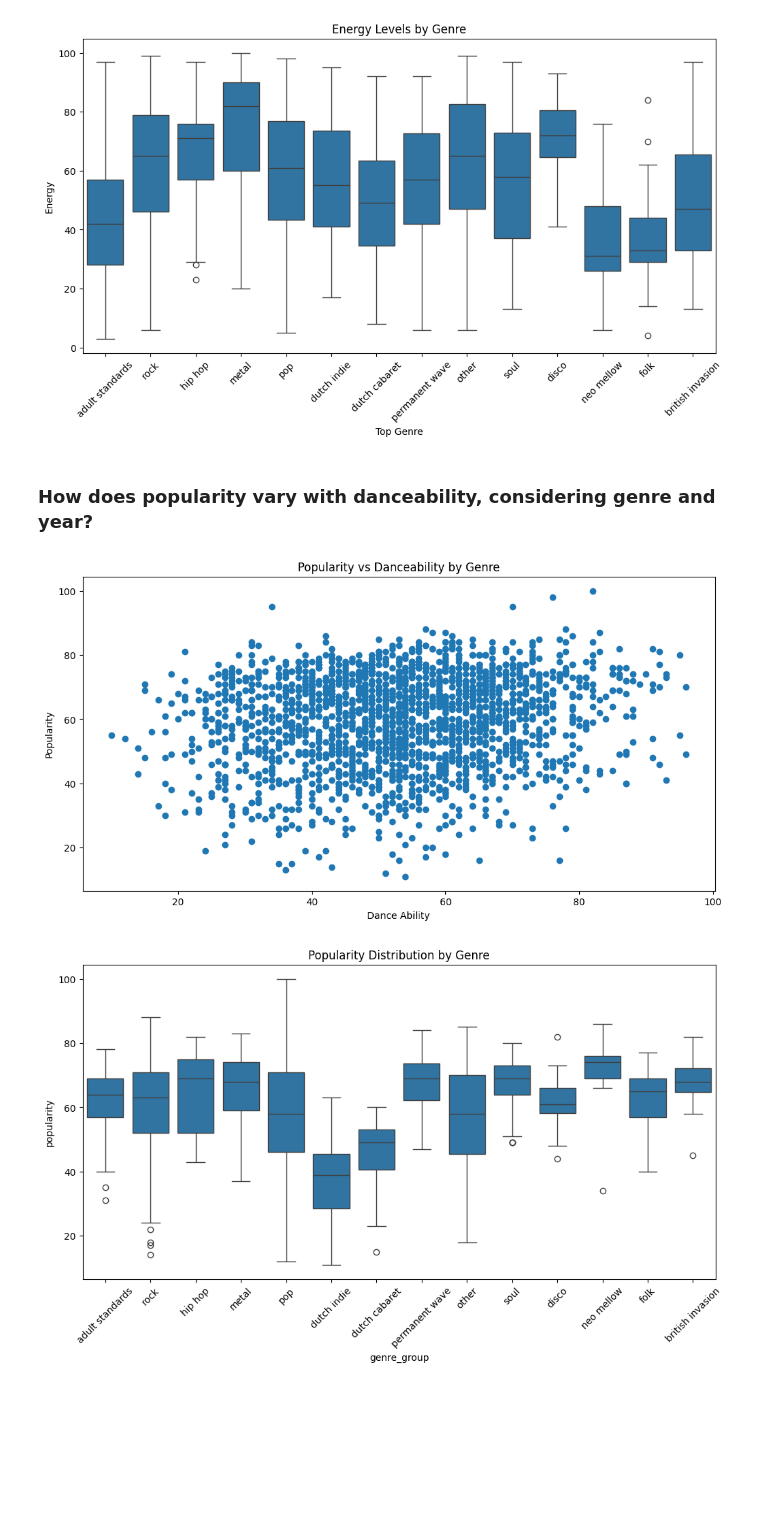
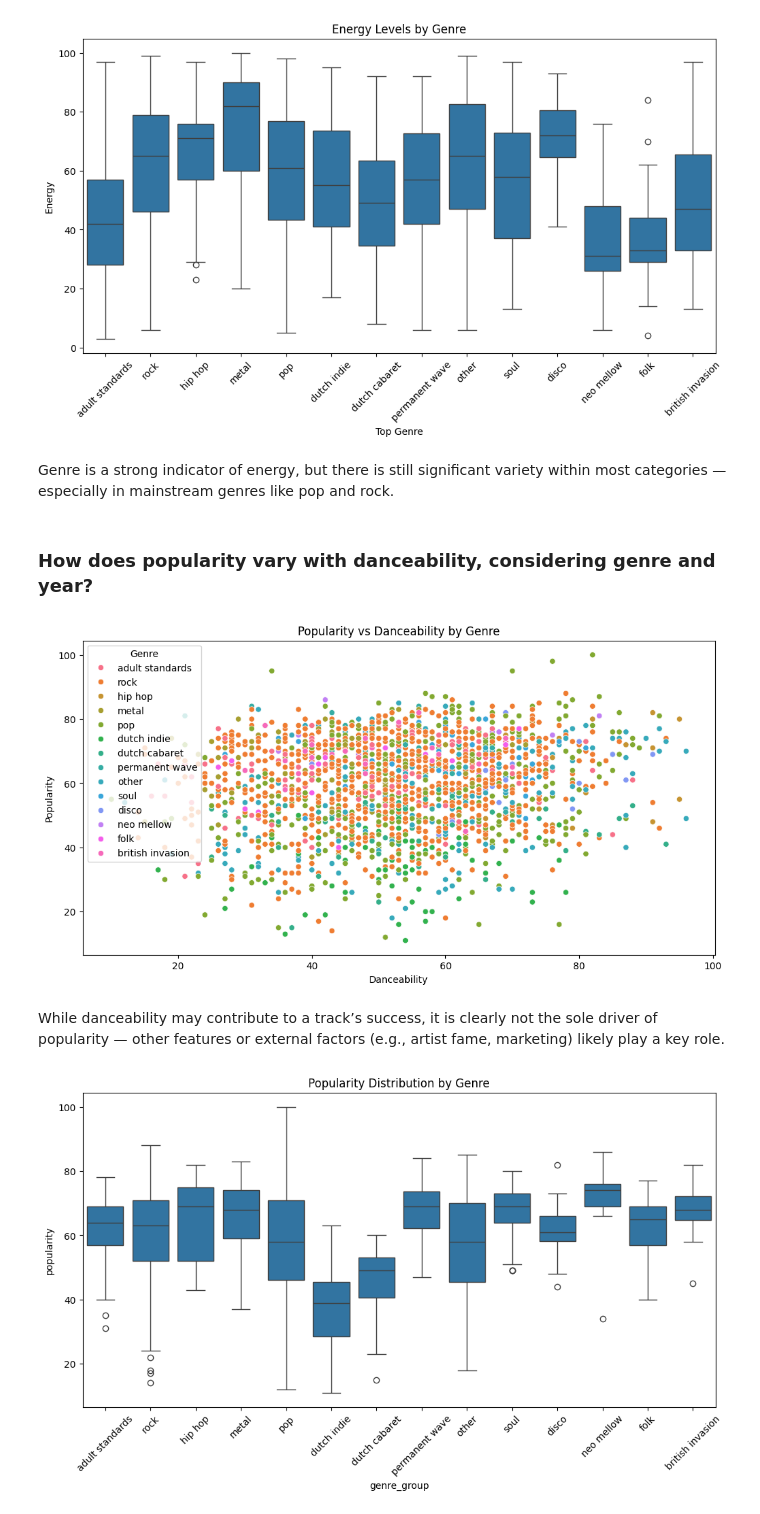
Before and after one commit to jeelfaldu7/june_code_jam, a Jupyter notebook: notebook.ipynb, the cells around one changed output. Cells and saved outputs as stored; diff of their text form; code cells hidden in the pictures; blank space fills up the shorter version.

Commit message:
added comments to plots in the notebook

```diff
--- a/notebook.ipynb
+++ b/notebook.ipynb
@@ -568,16 +578,21 @@ plt.ylabel('Energy')
 plt.show()
 # %% [output]
 [figure]
+# %% [markdown]
+Genre is a strong indicator of energy, but there is still significant variety within most categories — especially in mainstream genres like pop and rock.
 # %% [markdown]
 ### How does popularity vary with danceability, considering genre and year?
 # %%
 plt.figure(figsize=(12, 6))
-plt.scatter(data=data, x='danceability', y='popularity', colorizer='genre_group')
+sns.scatterplot(data=data, x='danceability', y='popularity', hue='genre_group')
 plt.title('Popularity vs Danceability by Genre')
-plt.xlabel('Dance Ability')
+plt.xlabel('Danceability')
 plt.ylabel('Popularity')
+plt.legend(title='Genre')
 plt.show()
 # %% [output]
-[figure, old version]
+[figure, new version]
+# %% [markdown]
+While danceability may contribute to a track’s success, it is clearly not the sole driver of popularity — other features or external factors (e.g., artist fame, marketing) likely play a key role.
 # %%
 plt.figure(figsize=(12, 6))
```
Also changed, not shown: parts of 8 cells of this notebook.
